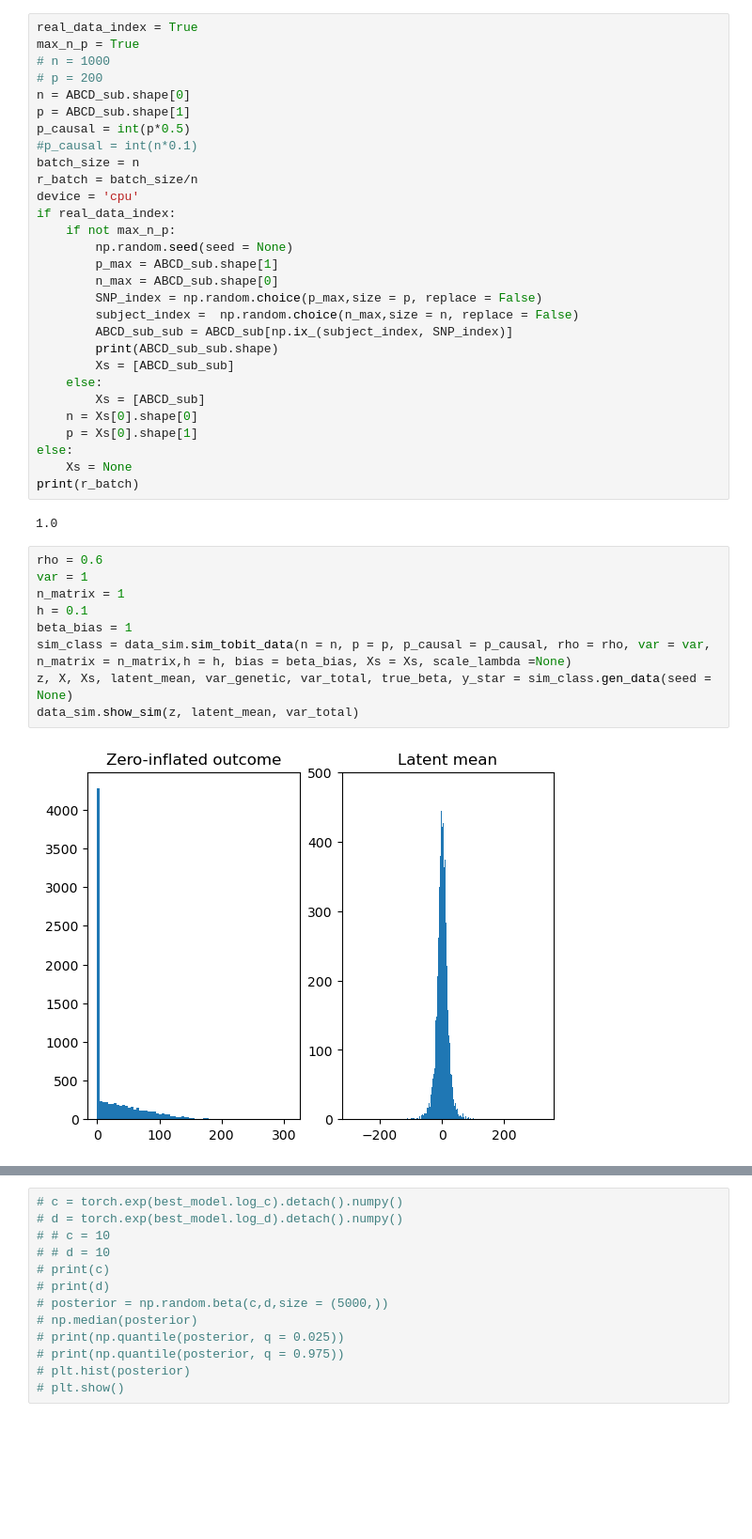
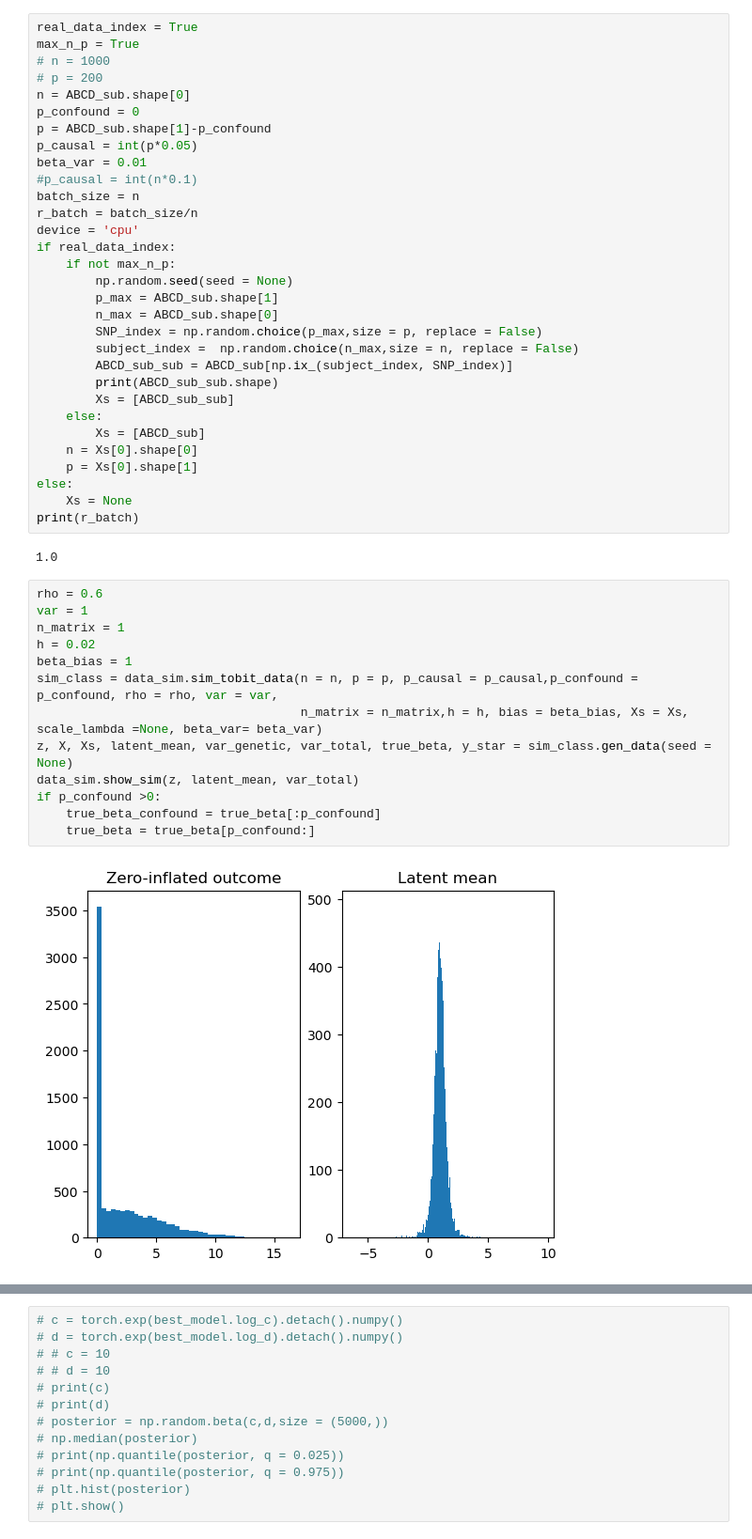
Before and after one commit to junting-ren/ZIV, a Jupyter notebook: notebooks/pytorch_fast_slab_spike.ipynb, the cells around one changed output, grey strips where cells are left out. Shown at 94% size. Cells and saved outputs as stored; diff of their text form; blank space fills up the shorter version.

```diff
--- a/notebooks/pytorch_fast_slab_spike.ipynb
+++ b/notebooks/pytorch_fast_slab_spike.ipynb
@@ -74,8 +74,10 @@ max_n_p = True
 # n = 1000
 # p = 200
 n = ABCD_sub.shape[0]
-p = ABCD_sub.shape[1]
-p_causal = int(p*0.5)
+p_confound = 0
+p = ABCD_sub.shape[1]-p_confound
+p_causal = int(p*0.05)
+beta_var = 0.01
 #p_causal = int(n*0.1)
 batch_size = n
 r_batch = batch_size/n
@@ -102,12 +104,16 @@ print(r_batch)
 # %%
 rho = 0.6
 var = 1
 n_matrix = 1
-h = 0.1
+h = 0.02
 beta_bias = 1
-sim_class = data_sim.sim_tobit_data(n = n, p = p, p_causal = p_causal, rho = rho, var = var, n_matrix = n_matrix,h = h, bias = beta_bias, Xs = Xs, scale_lambda =None)
+sim_class = data_sim.sim_tobit_data(n = n, p = p, p_causal = p_causal,p_confound = p_confound, rho = rho, var = var,
+                                    n_matrix = n_matrix,h = h, bias = beta_bias, Xs = Xs, scale_lambda =None, beta_var= beta_var)
 z, X, Xs, latent_mean, var_genetic, var_total, true_beta, y_star = sim_class.gen_data(seed = None)
 data_sim.show_sim(z, latent_mean, var_total)
+if p_confound >0:
+    true_beta_confound = true_beta[:p_confound]
+    true_beta = true_beta[p_confound:]
 # %% [output]
-[figure, old version]
+[figure, new version]
 ------------------------------------
```
Also changed, not shown: parts of 13 cells of this notebook.
